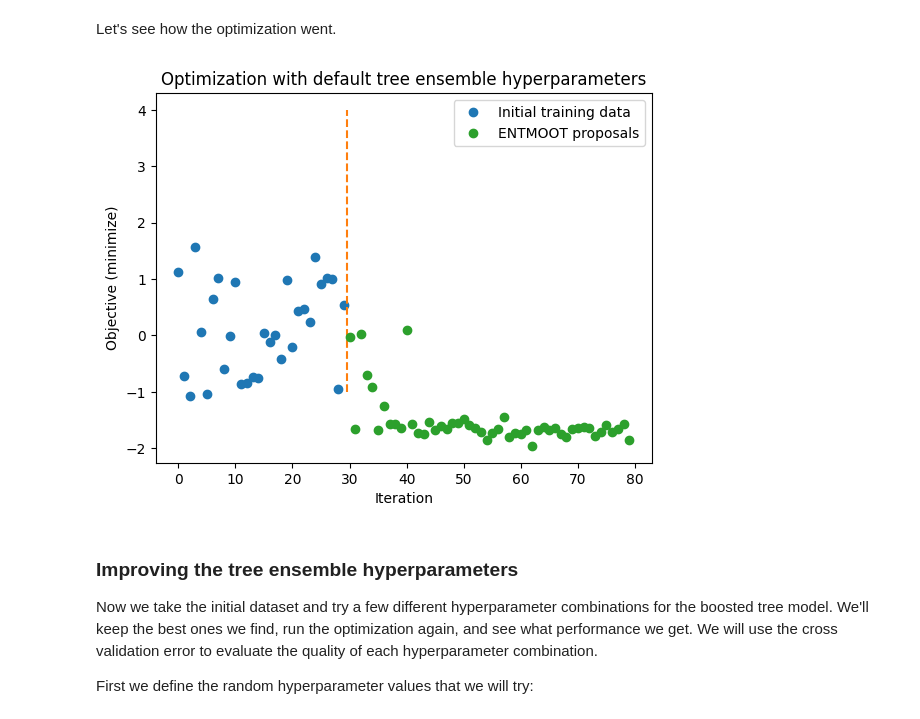
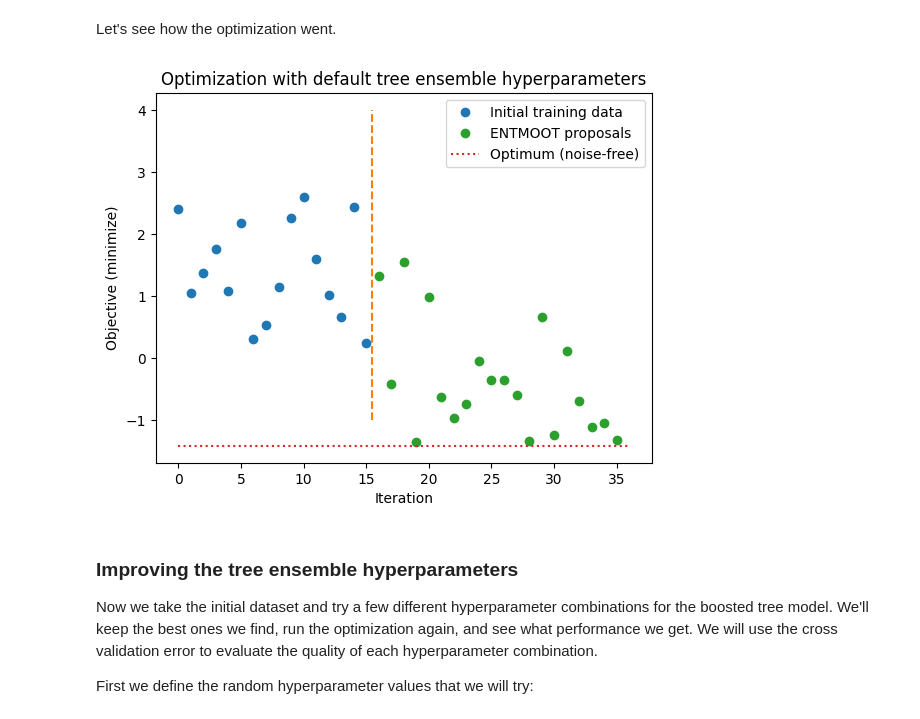
Before and after one commit to R-M-Lee/entmoot, a Jupyter notebook: docs/notebooks/single_obj_hyperparam_opt.ipynb, the cells around one changed output. Cells and saved outputs as stored; diff of their text form; code cells hidden in the pictures.

```diff
--- a/docs/notebooks/single_obj_hyperparam_opt.ipynb
+++ b/docs/notebooks/single_obj_hyperparam_opt.ipynb
@@ -66,17 +66,32 @@ Next we generate an initial training data set and put the ProblemConfig object t
 from entmoot import Enting, ProblemConfig, GurobiOptimizer
 import numpy as np
 
-
 # define problem
-problem_config = ProblemConfig(rnd_seed=10)
-problem_config.add_feature("categorical", ("add1", "add2", "add3"))
-problem_config.add_feature("integer", (5, 10))
-problem_config.add_feature("binary")
-problem_config.add_feature("real", (5.0, 6.0))
+problem_config = ProblemConfig(rnd_seed=1234)
+problem_config.add_feature("real", (0.0, 1.0))
+problem_config.add_feature("real", (0.0, 1.0))
+problem_config.add_feature("real", (0.0, 1.0))
+problem_config.add_feature("real", (0.0, 1.0))
 problem_config.add_min_objective()
 
 # sample data for training. This is the intial dataset from before the
-# iterative optimization started
-N_init_samples = 30
-rnd_sample = problem_config.get_rnd_sample_list(num_samples=N_init_samples)
-rnd_sample_outcomes = blackbox_ground_truth(rnd_sample)
+# iterative optimization starts. Let's make it more interesting by avoiding
+# any really good points (obj < 0) during the initial sampling. Do this in a
+# quick and dirty way assuming that we will randomly generate enough samples
+N_init_samples = 15
+train_x = problem_config.get_rnd_sample_list(num_samples=N_init_samples * 100)
+train_y = blackbox_ground_truth(train_x)
+keep = train_y > 0
+train_x = [train_x[idx] for idx, k in enumerate(keep) if k][:N_init_samples]
+train_y = train_y[keep][:N_init_samples].reshape(-1, 1)
+
+# Very dense sampling to find the optimum empirically for later comparison
+N_dense_samples = 100000
+dense_sample = problem_config.get_rnd_sample_list(num_samples=N_dense_samples)
+dense_sample_outcomes = blackbox_ground_truth(dense_sample, noise_std=0)
+# %%
+opt_objval = np.min(dense_sample_outcomes)
+print(
+    f"Function has a minimum value of approx {np.round(opt_objval ,decimals=3)}",
+    f" at position \n{[np.round(x, decimals=3) for x in dense_sample[np.argmin(dense_sample_outcomes)]]}",
+)
@@ -88,7 +106,7 @@ To show the effect of tuned vs default hyperparameters we will perform the optim
 from itertools import chain
 import gurobipy as gp
 
-N_iterations = 50
+N_iterations = 20
 params = {"unc_params": {"dist_metric": "l1", "acq_sense": "exploration", "beta": 1.5}}
 enting = Enting(problem_config, params=params)
 params_gurobi = {"MIPGap": 0}
@@ -103,9 +121,9 @@ with gp.Env(params=connection_params) as env:
     for idx in range(N_iterations):
         # Put together the initial dataset and any optimization iterations
         # we have done so far
-        x = [_ for _ in chain(rnd_sample, opt_trajectory_inputs)]
+        x = [_ for _ in chain(train_x, opt_trajectory_inputs)]
         y = np.concatenate(
-            (rnd_sample_outcomes, opt_trajectory_outputs[:idx, :]), axis=0
+            (train_y, opt_trajectory_outputs[:idx, :]), axis=0
         )
 
         enting.fit(x, y)
@@ -118,17 +136,18 @@ Let's see how the optimization went.
 # %%
 import matplotlib.pyplot as plt
 
 fig, ax = plt.subplots(1, 1)
-ax.plot(np.arange(N_init_samples), rnd_sample_outcomes, "o", label="Initial training data")
+ax.plot(np.arange(N_init_samples), train_y, "o", label="Initial training data")
 ax.plot([N_init_samples - 0.5, N_init_samples - 0.5], [-1, 4], "--")
 ax.plot(np.arange(N_iterations) + N_init_samples, opt_trajectory_outputs, "o", label="ENTMOOT proposals")
+ax.plot((0, N_init_samples + N_iterations), (opt_objval, opt_objval), ':', label="Optimum (noise-free)")
 ax.set_xlabel("Iteration")
 ax.set_ylabel("Objective (minimize)")
 ax.set_title("Optimization with default tree ensemble hyperparameters")
 ax.legend()
 plt.show()
 # %% [output]
-[figure, old version]
+[figure, new version]
 # %% [markdown]
 ### Improving the tree ensemble hyperparameters
 
```
Also changed, not shown: parts of 12 cells of this notebook.
